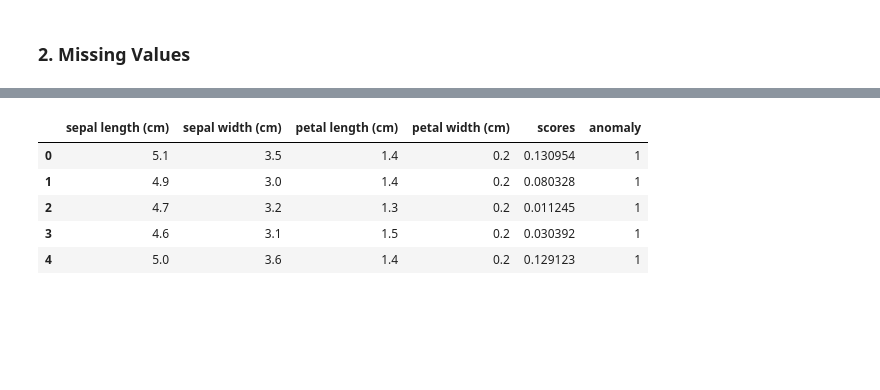
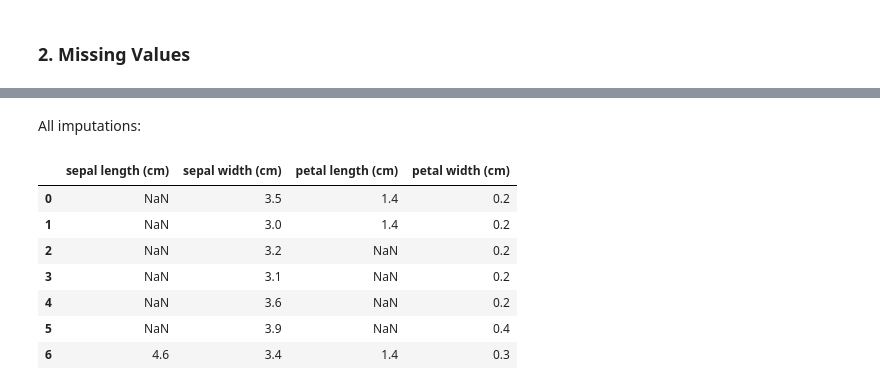
Before and after one commit to kruthi-sb/Data_science, a Jupyter notebook: all_modules_practice/M3.ipynb, the cells around one changed output, grey strips where cells are left out. Drawn from its saved outputs; the diff is of its cells as text; code cells hidden in the pictures; blank space fills up the shorter version.

```diff
--- a/all_modules_practice/M3.ipynb
+++ b/all_modules_practice/M3.ipynb
@@ -179,24 +169,28 @@ It's important to note that the choice of the predictive model used in the imput
+# %% [markdown]
+All imputations:
 # %%
 from sklearn.experimental import enable_iterative_imputer
 from sklearn.impute import SimpleImputer, IterativeImputer, KNNImputer
 
-s = SimpleImputer( missing_values=np.NaN, strategy="mean")
+s_chi2 = SimpleImputer( missing_values=np.NaN, strategy="mean")
 i = IterativeImputer(imputation_order='ascending')
 k = KNNImputer(n_neighbors=3)
 
-s.fit(df1)
+s_chi2.fit(df1)
 i.fit(df1)
 k.fit(df1)
 
-df_si = pd.DataFrame(s.transform(df1), columns=df1.columns)
-df_ii = pd.DataFrame(i.transform(df1), columns=df1.columns)
-df_ki = pd.DataFrame(k.transform(df1), columns=df1.columns)
+df_si = pd.DataFrame(s_chi2.transform(df1), columns=features)
+df_ii = pd.DataFrame(i.transform(df1), columns=features)
+df_ki = pd.DataFrame(k.transform(df1), columns=features)
 # %%
-df.head(7)
+df1.head(7)
 # %% [output]
-|  | sepal length (cm) | sepal width (cm) | petal length (cm) | petal width (cm) | scores | anomaly |
-| 0 | 5.1 | 3.5 | 1.4 | 0.2 | 0.130954 | 1 |
-| 1 | 4.9 | 3.0 | 1.4 | 0.2 | 0.080328 | 1 |
-| 2 | 4.7 | 3.2 | 1.3 | 0.2 | 0.011245 | 1 |
-| 3 | 4.6 | 3.1 | 1.5 | 0.2 | 0.030392 | 1 |
-| 4 | 5.0 | 3.6 | 1.4 | 0.2 | 0.129123 | 1 |
+|  | sepal length (cm) | sepal width (cm) | petal length (cm) | petal width (cm) |
+| 0 | NaN | 3.5 | 1.4 | 0.2 |
+| 1 | NaN | 3.0 | 1.4 | 0.2 |
+| 2 | NaN | 3.2 | NaN | 0.2 |
+| 3 | NaN | 3.1 | NaN | 0.2 |
+| 4 | NaN | 3.6 | NaN | 0.2 |
+| 5 | NaN | 3.9 | NaN | 0.4 |
+| 6 | 4.6 | 3.4 | 1.4 | 0.3 |
```
Also changed, not shown: parts of 17 cells of this notebook.
